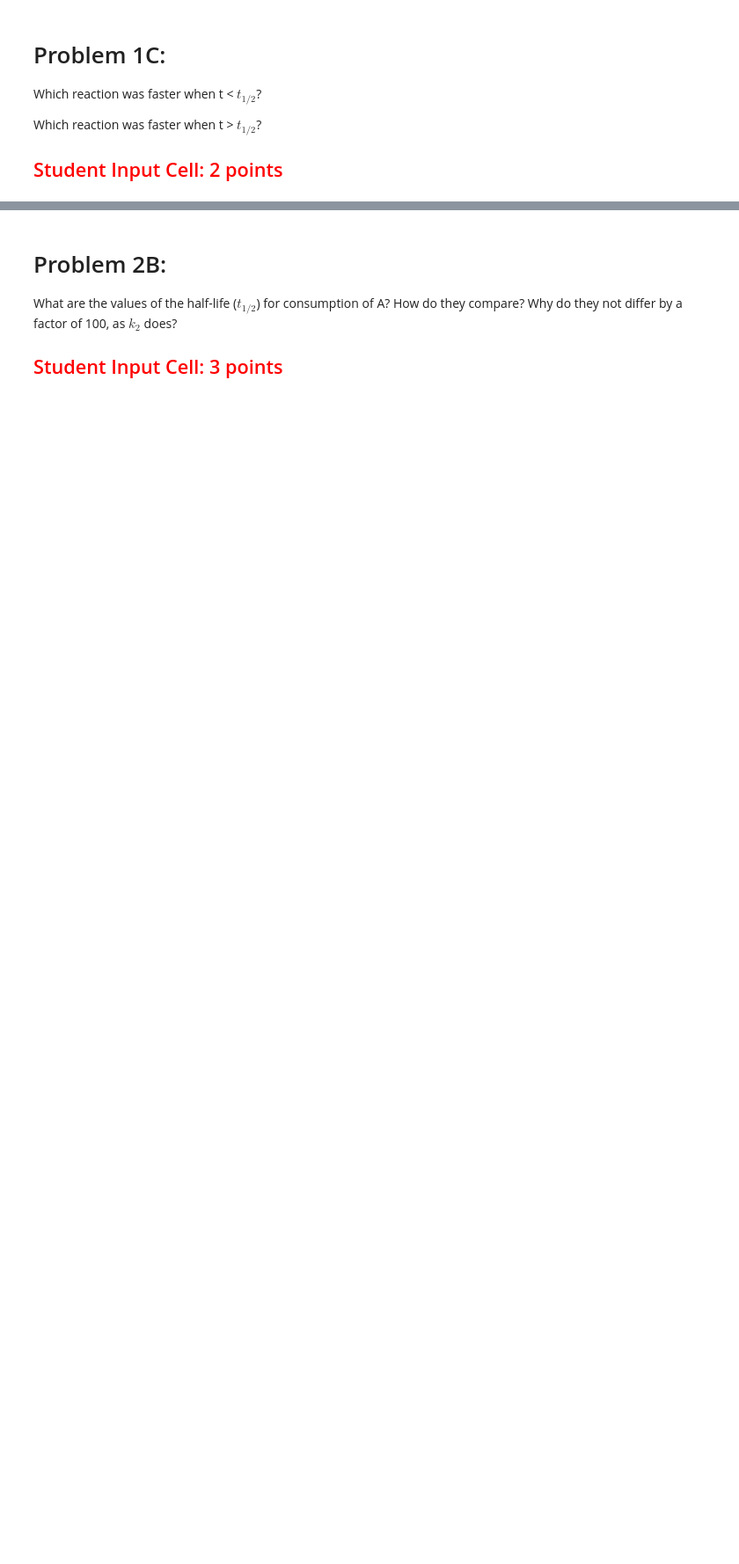
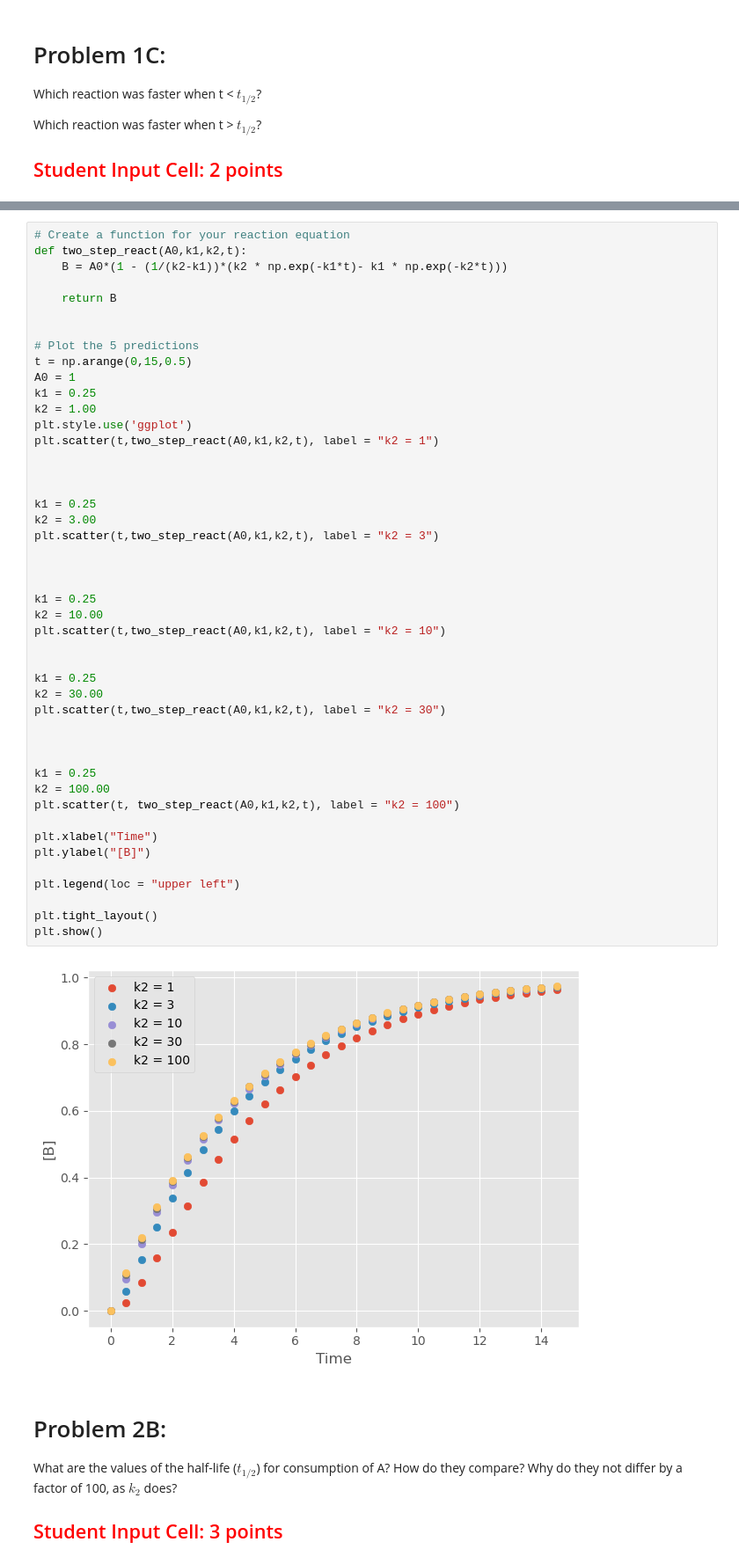
Before and after one commit to lanceman999/Qbio_2024_Gordus, a Jupyter notebook: lab_9/Quant_Lab_20240426.ipynb, the cells around one changed output, grey strips where cells are left out. Shown at 88% size. Saved outputs shown, nothing was run; the diff lists cells and outputs as text; blank space fills up the shorter version.

```diff
--- a/lab_9/Quant_Lab_20240426.ipynb
+++ b/lab_9/Quant_Lab_20240426.ipynb
@@ -105,3 +152,51 @@ def two_step_react(A0,k1,k2,t):
+# %%
+# Create a function for your reaction equation
+def two_step_react(A0,k1,k2,t):
+    B = A0*(1 - (1/(k2-k1))*(k2 * np.exp(-k1*t)- k1 * np.exp(-k2*t)))
+
+    return B
+
+
+# Plot the 5 predictions
+t = np.arange(0,15,0.5)
+A0 = 1
+k1 = 0.25
+k2 = 1.00
+plt.style.use('ggplot')
+plt.scatter(t,two_step_react(A0,k1,k2,t), label = "k2 = 1")
+
+
+
+k1 = 0.25
+k2 = 3.00
+plt.scatter(t,two_step_react(A0,k1,k2,t), label = "k2 = 3")
+
+
+
+k1 = 0.25
+k2 = 10.00
+plt.scatter(t,two_step_react(A0,k1,k2,t), label = "k2 = 10")
+
+
+k1 = 0.25
+k2 = 30.00
+plt.scatter(t,two_step_react(A0,k1,k2,t), label = "k2 = 30")
+
+
+
+k1 = 0.25
+k2 = 100.00
+plt.scatter(t, two_step_react(A0,k1,k2,t), label = "k2 = 100")
+
+plt.xlabel("Time")
+plt.ylabel("[B]")
+
+plt.legend(loc = "upper left")
+
+plt.tight_layout()
+plt.show()
+# %% [output]
+[figure, added]
 # %% [markdown]
 # Problem 2B:
 
```
Also changed, not shown: parts of 8 cells of this notebook.
